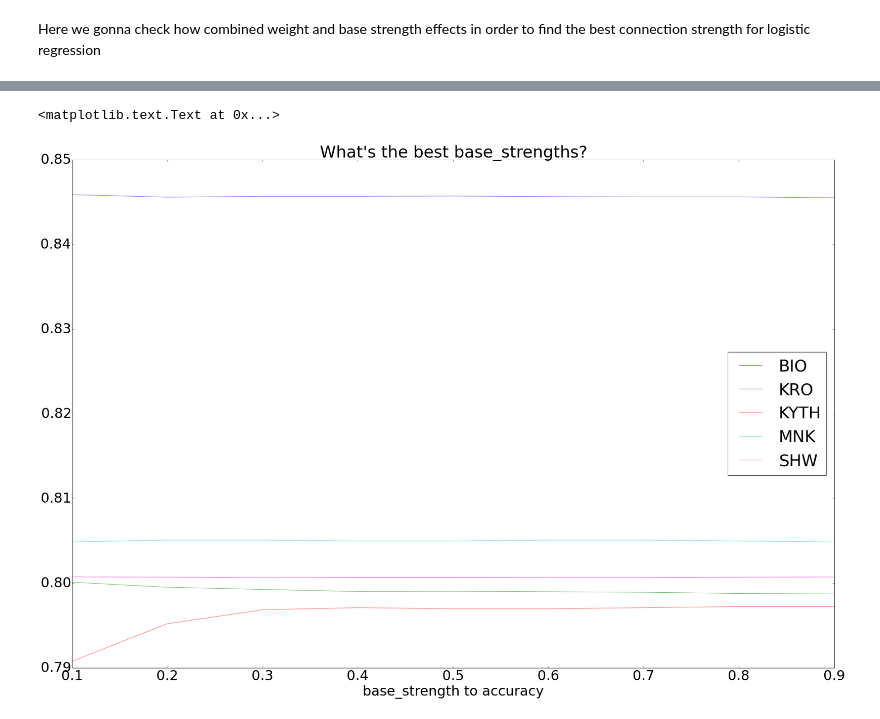
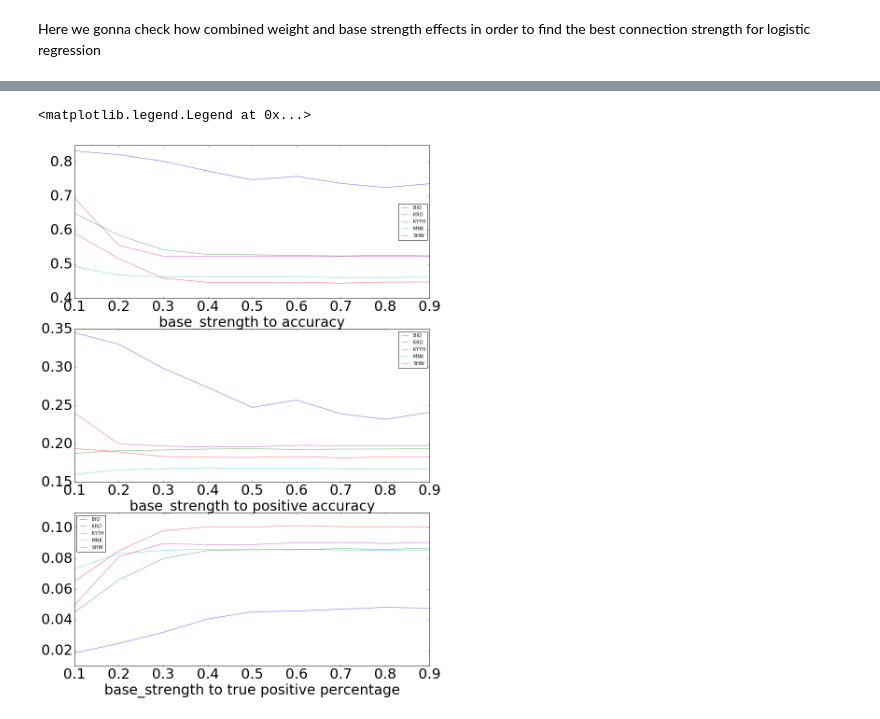
Before and after one commit to eytans/Stockifier, a Jupyter notebook: Logistic Regression.ipynb, the cells around one changed output, grey strips where cells are left out. Saved outputs shown, nothing was run; the diff lists cells and outputs as text; code cells hidden in the pictures.

```diff
--- a/Logistic Regression.ipynb
+++ b/Logistic Regression.ipynb
@@ -448,10 +451,14 @@ lr_accuracies = list(map(run_strength_model, lr_models))
 # %%
-from pandas import DataFrame
-
-# data should be list of lists and each row should be:
-# criterion, max_depth, min_samples, stock, accuracy
-data = []
-for tmodel, taccs in zip(lr_models, lr_accuracies):
-    for tsn, tacc in taccs.items():
-        data.append((tmodel.base_strength, tmodel.combined_weight,tsn, tacc))
-lr_results = DataFrame(data, columns=('base_strength', 'combined_weight', 'stock', 'accuracy'))
+def get_connection_results(models=sct_models, accuracies=sct_accuracies):
+    if accuracies is None:
+        accuracies = list(map(run_strength_model, models))
+    # data should be list of lists and each row should be:
+    # criterion, max_depth, min_samples, stock, accuracy
+    data = []
+    for tmodel, taccs in zip(models, accuracies):
+        for tsn, cm in taccs.items():
+            data.append((tmodel.threshold, tmodel.combined_weight, tmodel.base_strength, tsn, cm.accuracy, cm.true_acc(), cm.false_acc(), cm.TruePos))
+    results = DataFrame(data, columns=('threshold', 'combined_weight', 'base_strength', 'stock', 'accuracy', 'positive acc', 'negative acc', 'true positive'))
+    return results
+# %%
+results = get_connection_results()
@@ -458,15 +519,27 @@ lr_results = DataFrame(data, columns=('base_strength', 'combined_weight', 'stock
 # %%
 plt.rc('font', size=30)
 fig = plt.figure(figsize=(30, 20))
 alpha = 0.6
 
-ax1 = plt.subplot2grid((1,1), (0,0))
-for name, group in lr_results.groupby('stock'):
+ax1 = plt.subplot2grid((3,2), (0,0))
+for name, group in results.groupby('stock'):
     # since we are counting values it makes sense to regularize the counts
-    group.replace(np.nan, 1).groupby('base_strength').agg('mean')['accuracy'].plot(kind='line', label=name, alpha=alpha)
+    group.groupby('base_strength').agg('mean')['accuracy'].plot(kind='line', label=name, alpha=alpha)
 ax1.set_xlabel('base_strength to accuracy')
-plt.legend(loc='best')
-ax1.set_title("What's the best base_strengths?" )
+plt.legend(loc='best', prop={'size':10})
+
+ax2 = plt.subplot2grid((3,2), (1, 0))
+for name, group in results.groupby('stock'):
+    # since we are counting values it makes sense to regularize the counts
+    group.groupby('base_strength').agg('mean')['positive acc'].plot(kind='line', label=name, alpha=alpha)
+ax2.set_xlabel('base_strength to positive accuracy')
+plt.legend(loc='best', prop={'size':10})
+
+ax3 = plt.subplot2grid((3,2), (2,0))
+for name, group in results.groupby('stock'):
+    group.replace(np.nan, 0).groupby('base_strength').agg('mean')['true positive'].plot(kind='line', label=name, alpha=alpha)
+ax3.set_xlabel('base_strength to true positive percentage')
+plt.legend(loc='best', prop={'size':10})
 # %% [output]
-<matplotlib.text.Text at 0x...>
+<matplotlib.legend.Legend at 0x...>
-[figure, old version]
+[figure, new version]
```
Also changed, not shown: parts of 50 cells of this notebook, 1 other file.
